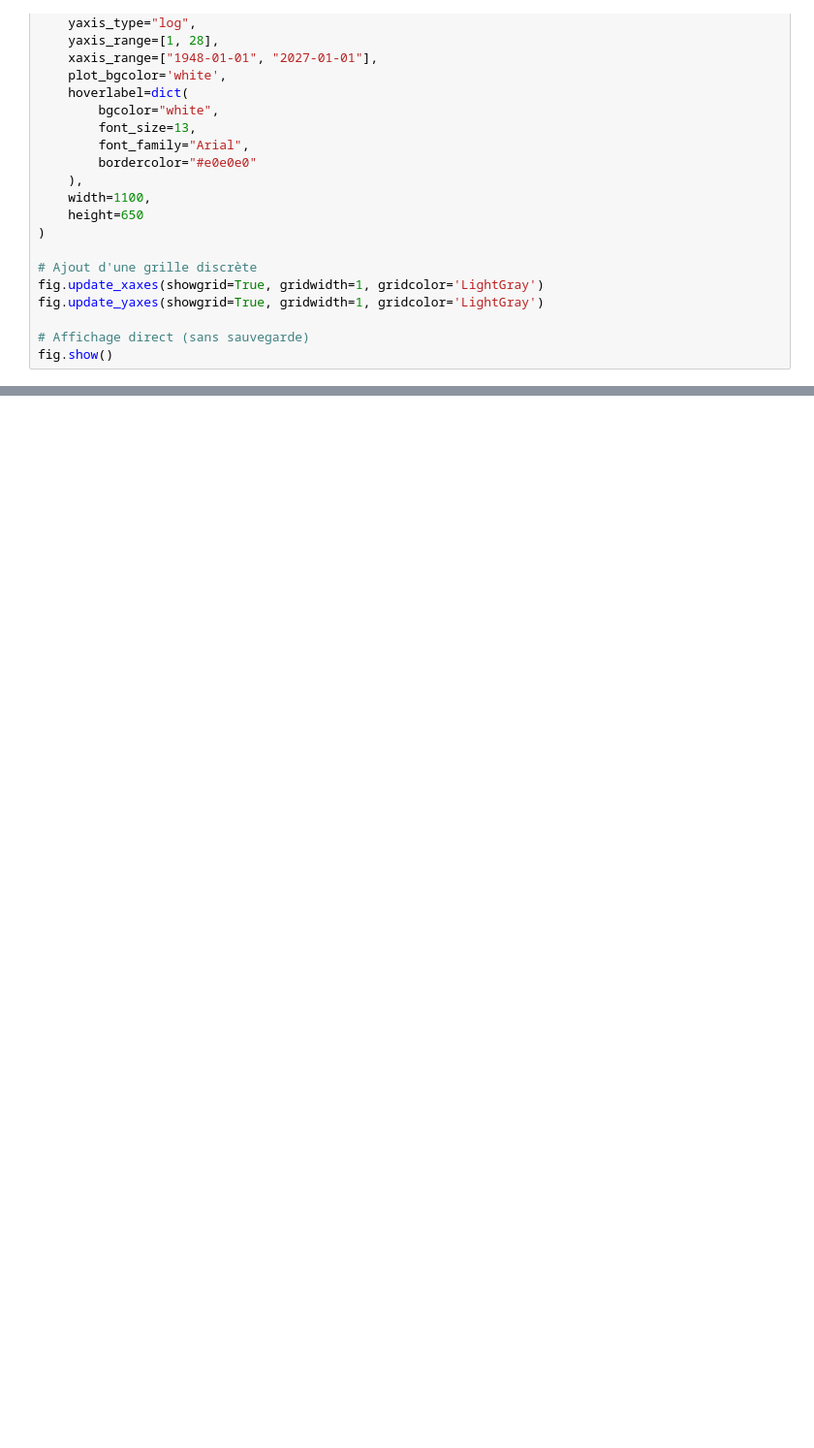
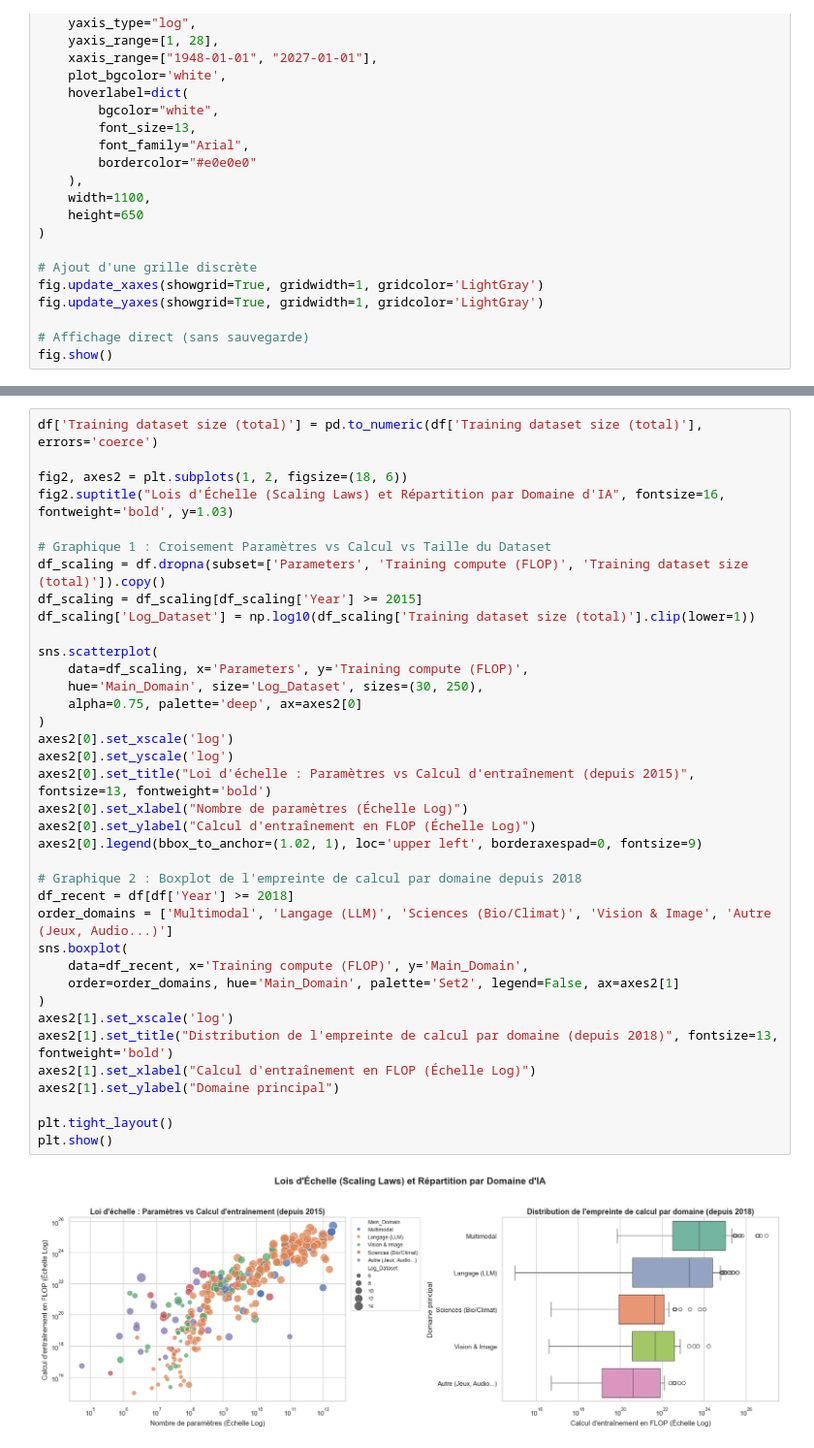
Before and after one commit to DufaudSimon/Projet_Impact_IA_Generative, a Jupyter notebook: Data/Models/Entraînement_des_modèles_évolution/Code_graphiques.ipynb, the cells around one changed output, grey strips where cells are left out. Shown at 97% size. Cells and saved outputs as stored; diff of their text form; blank space fills up the shorter version.

```diff
--- a/Data/Models/Entraînement_des_modèles_évolution/Code_graphiques.ipynb
+++ b/Data/Models/Entraînement_des_modèles_évolution/Code_graphiques.ipynb
@@ -180,0 +241,39 @@ fig.show()
+# %%
+df['Training dataset size (total)'] = pd.to_numeric(df['Training dataset size (total)'], errors='coerce')
+
+fig2, axes2 = plt.subplots(1, 2, figsize=(18, 6))
+fig2.suptitle("Lois d'Échelle (Scaling Laws) et Répartition par Domaine d'IA", fontsize=16, fontweight='bold', y=1.03)
+
+# Graphique 1 : Croisement Paramètres vs Calcul vs Taille du Dataset
+df_scaling = df.dropna(subset=['Parameters', 'Training compute (FLOP)', 'Training dataset size (total)']).copy()
+df_scaling = df_scaling[df_scaling['Year'] >= 2015]
+df_scaling['Log_Dataset'] = np.log10(df_scaling['Training dataset size (total)'].clip(lower=1))
+
+sns.scatterplot(
+    data=df_scaling, x='Parameters', y='Training compute (FLOP)',
+    hue='Main_Domain', size='Log_Dataset', sizes=(30, 250),
+    alpha=0.75, palette='deep', ax=axes2[0]
+)
+axes2[0].set_xscale('log')
+axes2[0].set_yscale('log')
+axes2[0].set_title("Loi d'échelle : Paramètres vs Calcul d'entraînement (depuis 2015)", fontsize=13, fontweight='bold')
+axes2[0].set_xlabel("Nombre de paramètres (Échelle Log)")
+axes2[0].set_ylabel("Calcul d'entraînement en FLOP (Échelle Log)")
+axes2[0].legend(bbox_to_anchor=(1.02, 1), loc='upper left', borderaxespad=0, fontsize=9)
+
+# Graphique 2 : Boxplot de l'empreinte de calcul par domaine depuis 2018
+df_recent = df[df['Year'] >= 2018]
+order_domains = ['Multimodal', 'Langage (LLM)', 'Sciences (Bio/Climat)', 'Vision & Image', 'Autre (Jeux, Audio...)']
+sns.boxplot(
+    data=df_recent, x='Training compute (FLOP)', y='Main_Domain',
+    order=order_domains, hue='Main_Domain', palette='Set2', legend=False, ax=axes2[1]
+)
+axes2[1].set_xscale('log')
+axes2[1].set_title("Distribution de l'empreinte de calcul par domaine (depuis 2018)", fontsize=13, fontweight='bold')
+axes2[1].set_xlabel("Calcul d'entraînement en FLOP (Échelle Log)")
+axes2[1].set_ylabel("Domaine principal")
+
+plt.tight_layout()
+plt.show()
+# %% [output]
+[figure, added]
```
Also changed, not shown: parts of 4 cells of this notebook.
